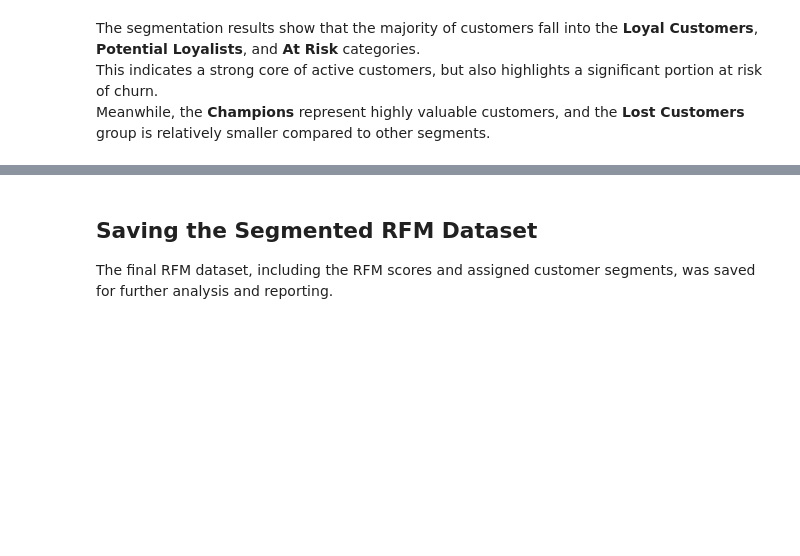
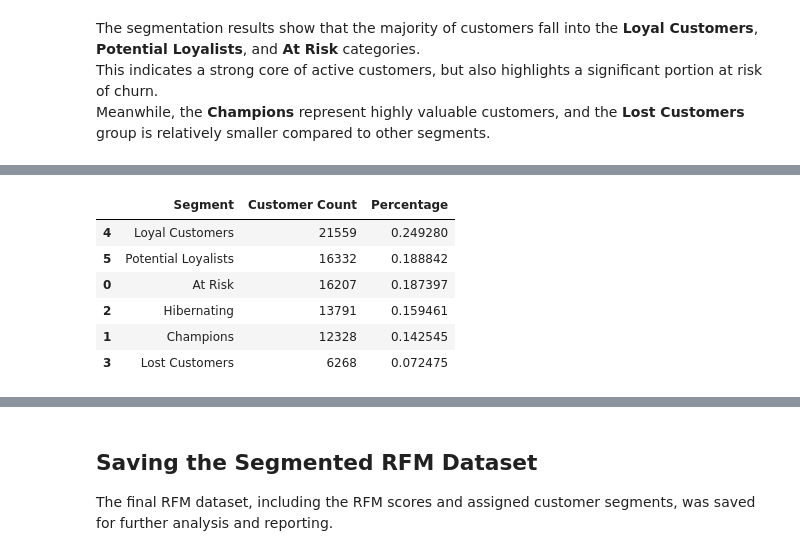
Before and after one commit to NurulAis/Customer-segmentation-and-sales-analystics, a Jupyter notebook: notebooks/03_customer_segmentation_rfm.ipynb, the cells around one changed output, grey strips where cells are left out. Saved outputs shown, nothing was run; the diff lists cells and outputs as text; code cells hidden in the pictures; blank space fills up the shorter version.

```diff
--- a/notebooks/03_customer_segmentation_rfm.ipynb
+++ b/notebooks/03_customer_segmentation_rfm.ipynb
@@ -154,0 +197,13 @@ rfm.head()
+# %%
+total = len(rfm)
+segment_counts['Percentage'] = segment_counts['Customer Count']/total
+segment_counts = segment_counts.sort_values(by='Percentage', ascending=False)
+segment_counts
+# %% [output]
+|  | Segment | Customer Count | Percentage |
+| 4 | Loyal Customers | 21559 | 0.249280 |
+| 5 | Potential Loyalists | 16332 | 0.188842 |
+| 0 | At Risk | 16207 | 0.187397 |
+| 2 | Hibernating | 13791 | 0.159461 |
+| 1 | Champions | 12328 | 0.142545 |
+| 3 | Lost Customers | 6268 | 0.072475 |
```
Also changed, not shown: parts of 6 cells of this notebook.
